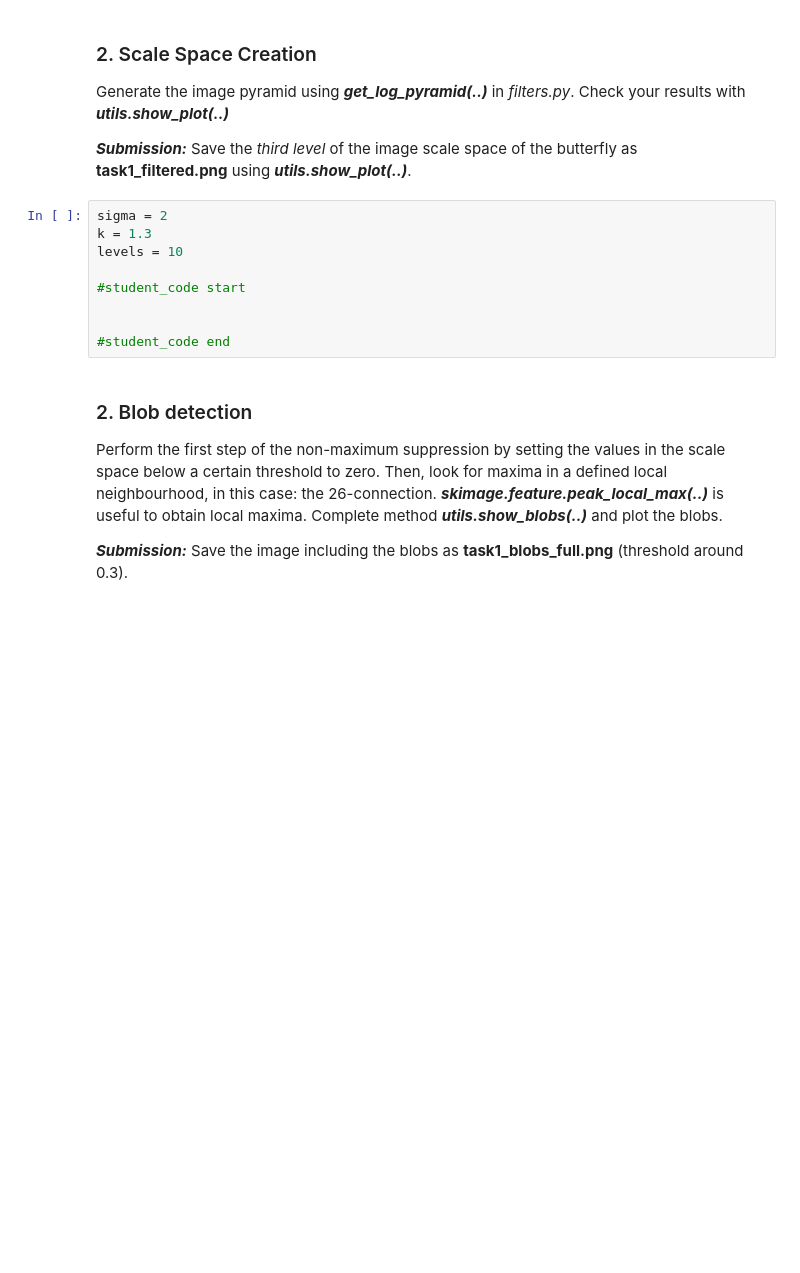
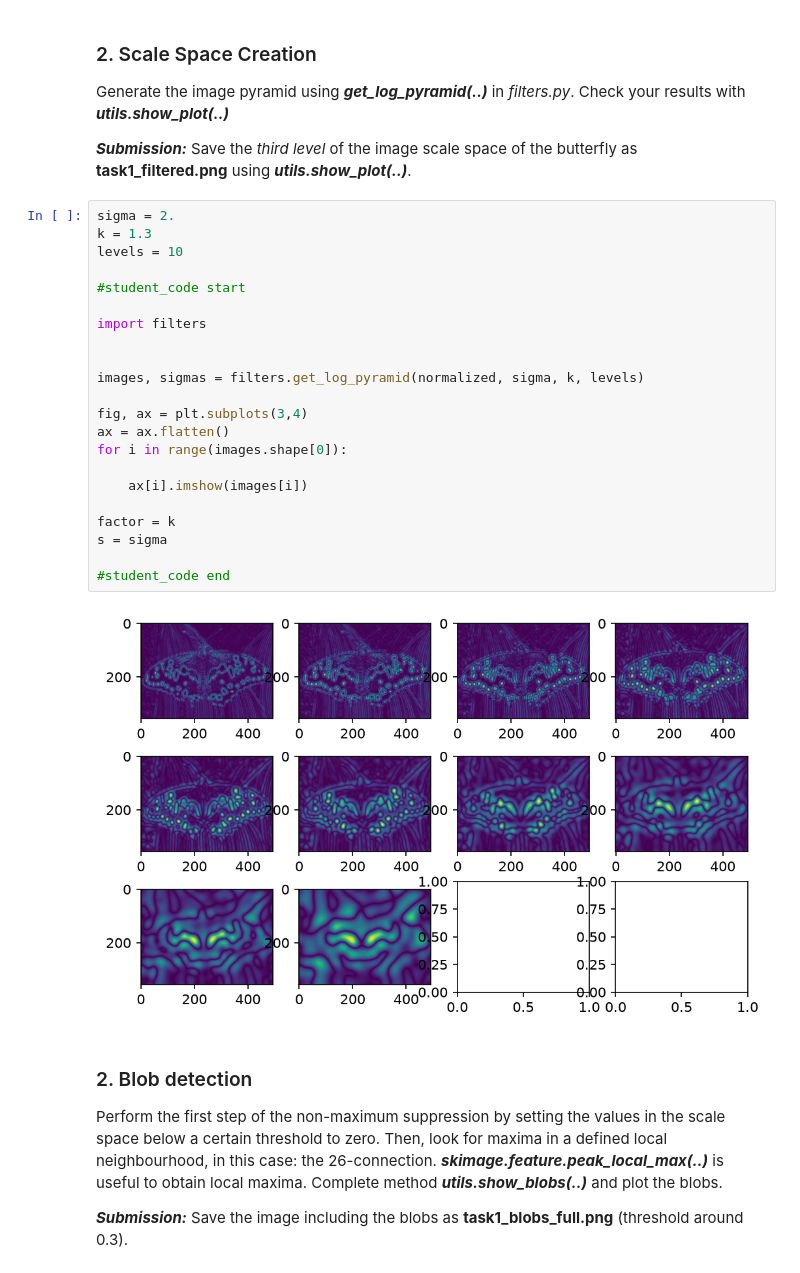
Before and after one commit to tsalak/CV2026-27_assignment1, a Jupyter notebook: TASK1/Task1.ipynb, the cells around one changed output. Saved outputs shown, nothing was run; the diff lists cells and outputs as text; blank space fills up the shorter version.

```diff
--- a/TASK1/Task1.ipynb
+++ b/TASK1/Task1.ipynb
@@ -29,15 +37,30 @@ plt.rcParams['figure.dpi'] = 150
 Generate the image pyramid using ***get_log_pyramid(..)*** in _filters.py_. Check your results with ***utils.show_plot(..)***
 
 ***Submission:*** Save the *third level* of the image scale space of the butterfly as **task1_filtered.png** using ***utils.show_plot(..)***.
-# %%
-sigma = 2
-k = 1.3
-levels = 10
-
-#student_code start
-
-
-#student_code end
+# %%
+sigma = 2.
+k = 1.3
+levels = 10
+
+#student_code start
+
+import filters
+
+
+images, sigmas = filters.get_log_pyramid(normalized, sigma, k, levels)
+
+fig, ax = plt.subplots(3,4)
+ax = ax.flatten()
+for i in range(images.shape[0]):
+
+    ax[i].imshow(images[i])
+
+factor = k
+s = sigma
+
+#student_code end
+# %% [output]
+[figure, added]
 # %% [markdown]
 ### 2. Blob detection
 
```
Also changed, not shown: parts of 4 cells of this notebook, 2 other files.
